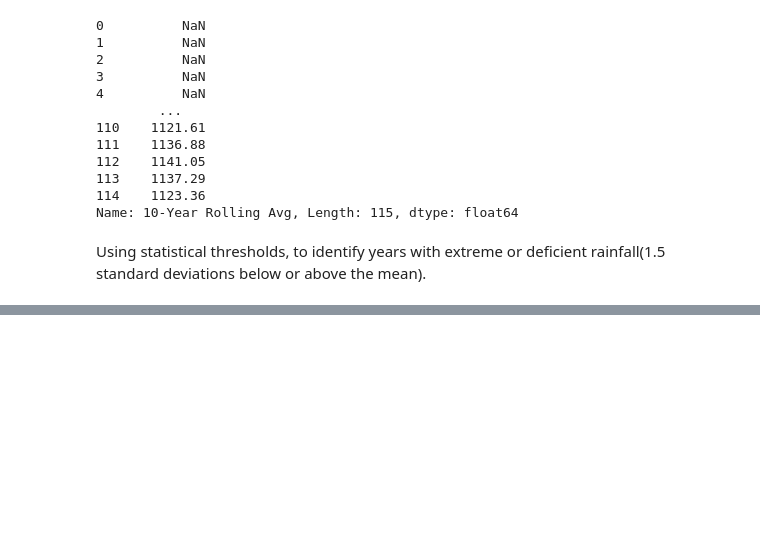
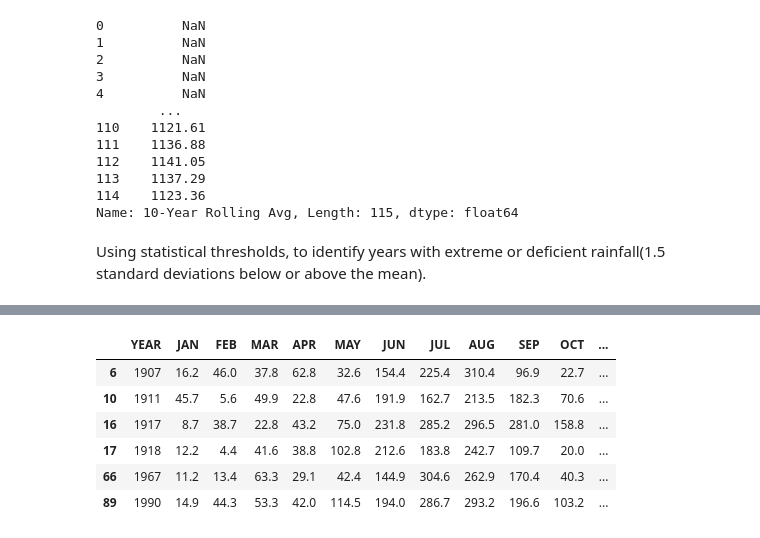
Before and after one commit to Anthonny20/AI-PROJECTS, a Jupyter notebook: Rainfall_trends_in_India/rainfall_trends.ipynb, the cells around one changed output, grey strips where cells are left out. Saved outputs shown, nothing was run; the diff lists cells and outputs as text; code cells hidden in the pictures; blank space fills up the shorter version.

```diff
--- a/Rainfall_trends_in_India/rainfall_trends.ipynb
+++ b/Rainfall_trends_in_India/rainfall_trends.ipynb
@@ -51,7 +51,7 @@ fig_annual.update_layout(
 fig_annual
 # %%
 # identify months with the highest and lowest rainfall on average
-monthly_columns = ['JAN', 'FEB', 'MAR', 'APR', 'MAY', 'JUN', 'JUL', 'AUG',
+monthly_columns = ['JAN', 'FEB', 'MAR', 'APR', 'MAY', 'JUN', 'JUL', 'AUG', 'SEP',
                     'OCT', 'NOV', 'DEC']
 monthly_avg = rainfall_data[monthly_columns].mean()
 
@@ -183,0 +263,6 @@ mean_rainfall = rainfall_data['ANNUAL'].mean()
+# %%
+# Detect anomalous months based on monthly data
+monthly_data = rainfall_data[['JAN', 'FEB', 'MAR', 'APR', 'MAY', 'JUN',
+                              'JUL', 'AUG', 'SEP', 'OCT', 'NOV', 'DEC']]
+month_anomalies = isolation_forest.fit_predict(monthly_data)
+month_anomalies
@@ -183,0 +277,13 @@ mean_rainfall = rainfall_data['ANNUAL'].mean()
+# %%
+# Add anomaly detection results for months
+rainfall_data['Monthly_Anomaly'] = month_anomalies
+month_anomalies_df = rainfall_data[rainfall_data['Monthly_Anomaly'] == -1][['YEAR'] + monthly_columns]
+month_anomalies_df
+# %% [output]
+|  | YEAR | JAN | FEB | MAR | APR | MAY | JUN | JUL | AUG | SEP | OCT | ... |
+| 6 | 1907 | 16.2 | 46.0 | 37.8 | 62.8 | 32.6 | 154.4 | 225.4 | 310.4 | 96.9 | 22.7 | ... |
+| 10 | 1911 | 45.7 | 5.6 | 49.9 | 22.8 | 47.6 | 191.9 | 162.7 | 213.5 | 182.3 | 70.6 | ... |
+| 16 | 1917 | 8.7 | 38.7 | 22.8 | 43.2 | 75.0 | 231.8 | 285.2 | 296.5 | 281.0 | 158.8 | ... |
+| 17 | 1918 | 12.2 | 4.4 | 41.6 | 38.8 | 102.8 | 212.6 | 183.8 | 242.7 | 109.7 | 20.0 | ... |
+| 66 | 1967 | 11.2 | 13.4 | 63.3 | 29.1 | 42.4 | 144.9 | 304.6 | 262.9 | 170.4 | 40.3 | ... |
+| 89 | 1990 | 14.9 | 44.3 | 53.3 | 42.0 | 114.5 | 194.0 | 286.7 | 293.2 | 196.6 | 103.2 | ... |
```
Also changed, not shown: parts of 32 cells of this notebook.
